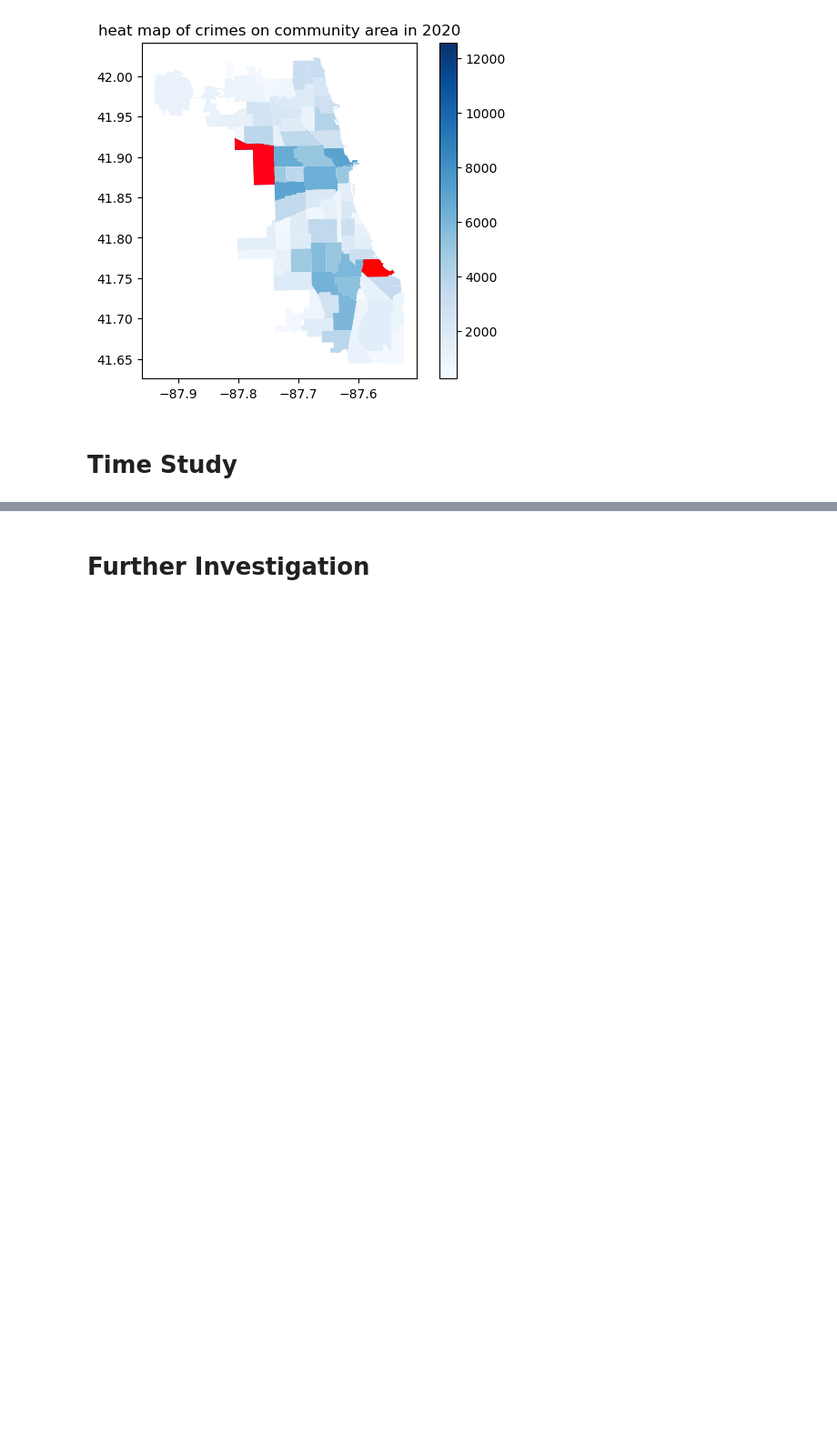
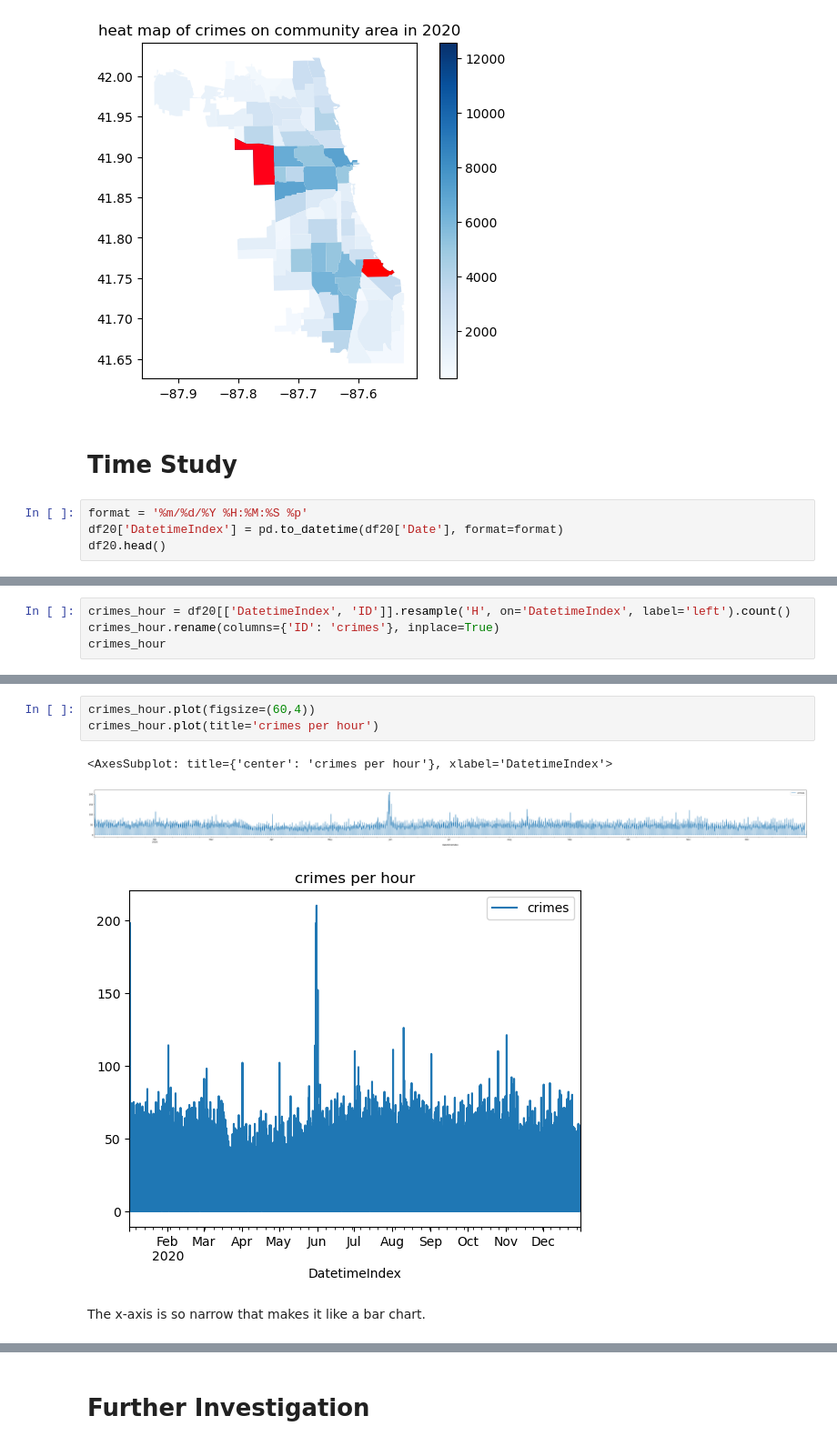
Before and after one commit to COMP5152TEAMWORK/Chicago-Crimes-Analysis, a Jupyter notebook: Chicago Crime Analysis.ipynb, the cells around one changed output, grey strips where cells are left out. Shown: that part at 91% size. Cells and saved outputs as stored; diff of their text form; blank space fills up the shorter version.

```diff
--- a/Chicago Crime Analysis.ipynb
+++ b/Chicago Crime Analysis.ipynb
@@ -201,3 +201,7 @@ plt.show()
 [figure]
 # %% [markdown]
 # Time Study
+# %%
+format = '%m/%d/%Y %H:%M:%S %p'
+df20['DatetimeIndex'] = pd.to_datetime(df20['Date'], format=format)
+df20.head()
@@ -203,0 +216,4 @@ plt.show()
+# %%
+crimes_hour = df20[['DatetimeIndex', 'ID']].resample('H', on='DatetimeIndex', label='left').count()
+crimes_hour.rename(columns={'ID': 'crimes'}, inplace=True)
+crimes_hour
@@ -203,0 +235,9 @@ plt.show()
+# %%
+crimes_hour.plot(figsize=(60,4))
+crimes_hour.plot(title='crimes per hour')
+# %% [output]
+<AxesSubplot: title={'center': 'crimes per hour'}, xlabel='DatetimeIndex'>
+[figure, added]
+[figure, added]
+# %% [markdown]
+The x-axis is so narrow that makes it like a bar chart.
```
Also changed, not shown: parts of 9 cells of this notebook.
